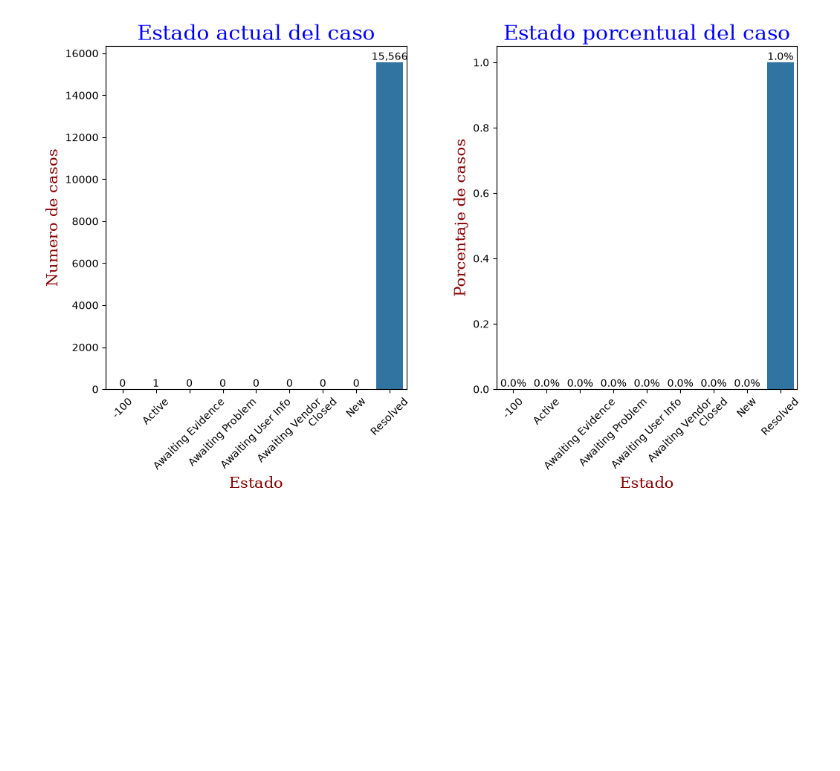
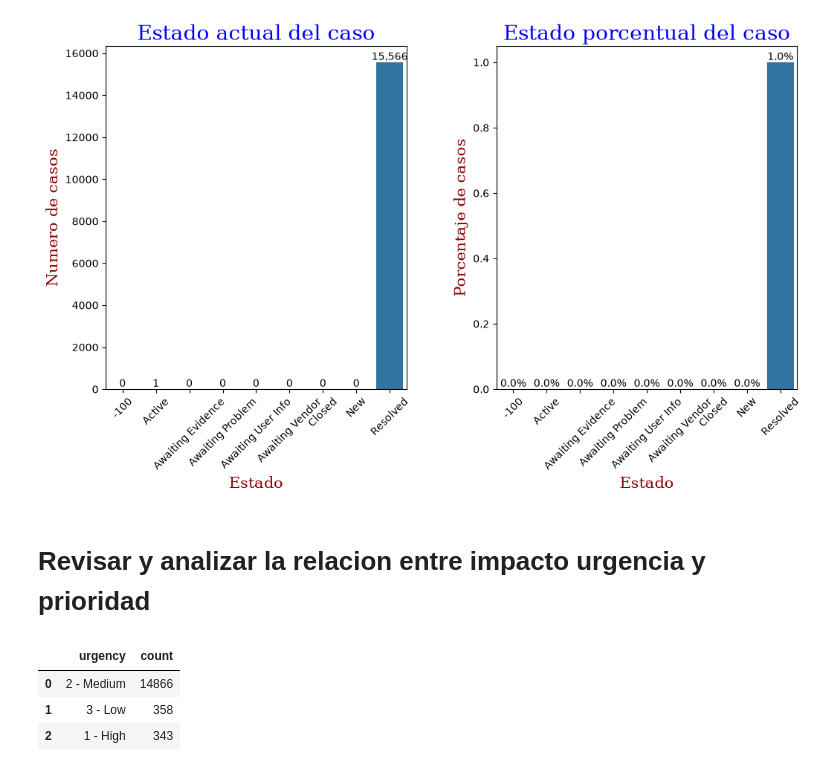
Before and after one commit to FoxJaeger007/ERP-Support-Operations-Dashboard, a Jupyter notebook: Notebooks/ERP_Incident_Analysis.ipynb, the cells around one changed output. Drawn from its saved outputs; the diff is of its cells as text; code cells hidden in the pictures; blank space fills up the shorter version.

```diff
--- a/Notebooks/ERP_Incident_Analysis.ipynb
+++ b/Notebooks/ERP_Incident_Analysis.ipynb
@@ -739,3 +778,19 @@ plt.ylabel("Porcentaje de casos", fontdict = font2)                         #Tit
 # %% [output]
 Text(0, 0.5, 'Porcentaje de casos')
 [figure]
+# %% [markdown]
+# Revisar y analizar la relacion entre impacto urgencia y prioridad
+# %%
+df_last_priority = df_analysis[["number","impact","urgency","priority"]][df_analysis["active"]==True].loc[
+    df_analysis[df_analysis["active"]==True].groupby("number")["sys_mod_count"].idxmax()] #se encuentra el ultimo dato de acuerdo a sys_mod_count
+
+df_last_pri_impact_co = df_last_priority["impact"].value_counts().reset_index()
+df_last_pri_urgency_co = df_last_priority["urgency"].value_counts().reset_index()
+df_last_pri_priority_co = df_last_priority["priority"].value_counts().reset_index()
+#df_last_priority_co_norm = df_last_state["incident_state"].value_counts(normalize=True).reset_index()
+df_last_pri_urgency_co
+# %% [output]
+|  | urgency | count |
+| 0 | 2 - Medium | 14866 |
+| 1 | 3 - Low | 358 |
+| 2 | 1 - High | 343 |
```
Also changed, not shown: parts of 13 cells of this notebook, 1 other file.
